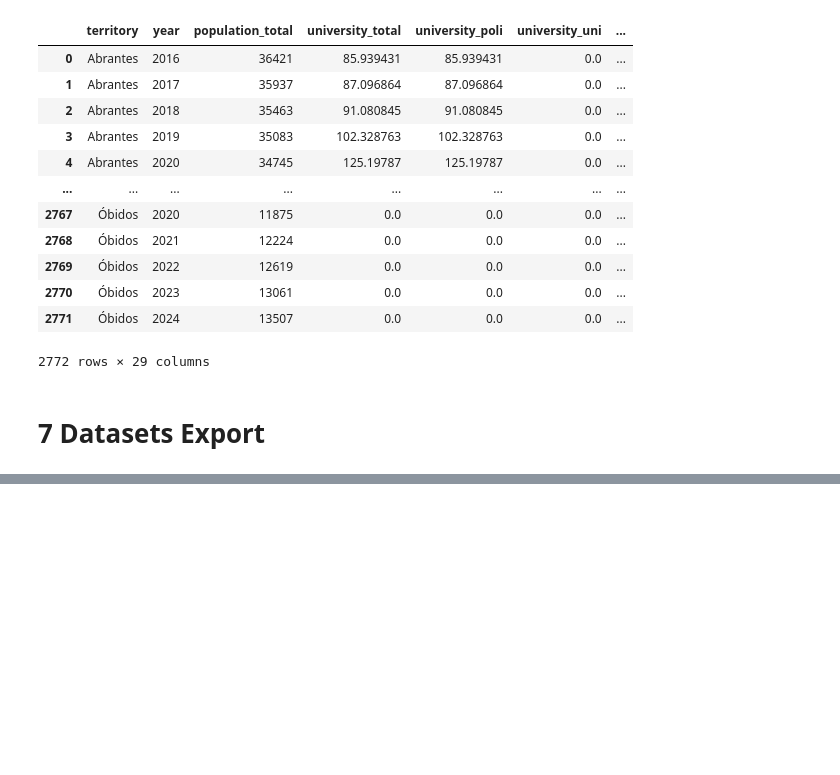
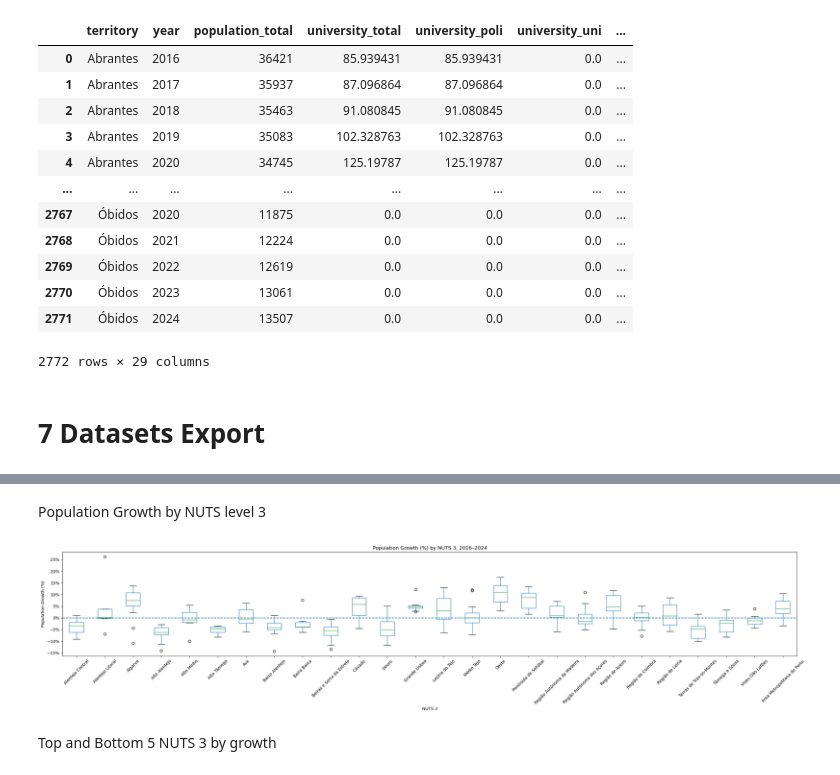
Before and after one commit to NelsonSanti/P4DS-Group-C3, a Jupyter notebook: startup-distribution-portugal/notebooks/nb_socio_economic_data_extract.ipynb, the cells around one changed output, grey strips where cells are left out. Drawn from its saved outputs; the diff is of its cells as text; code cells hidden in the pictures; blank space fills up the shorter version.

```diff
--- a/startup-distribution-portugal/notebooks/nb_socio_economic_data_extract.ipynb
+++ b/startup-distribution-portugal/notebooks/nb_socio_economic_data_extract.ipynb
@@ -1848,0 +2042,28 @@ df_university_p10k.to_csv("../data/processed_data/04_df_university_p10k.csv", in
+# %% [markdown]
+Population Growth by NUTS level 3
+# %%
+fig, ax = plt.subplots(figsize=(26, 6))
+
+pop_growth.boxplot(
+    column="growth_pct",
+    by="nuts_3",
+    grid=False,
+    rot=45,
+    ax=ax
+)
+
+ax.set_title("Population Growth (%) by NUTS 3, 2016–2024")
+fig.suptitle("")
+ax.set_xlabel("NUTS 3")
+ax.set_ylabel("Population Growth (%)")
+
+ax.yaxis.set_major_formatter(ticker.StrMethodFormatter("{x:.0f}%"))
+
+ax.axhline(0, linestyle="--", linewidth=1.5)
+
+plt.tight_layout()
+plt.show()
+# %% [output]
+[figure, added]
+# %% [markdown]
+Top and Bottom 5 NUTS 3 by growth
```
Also changed, not shown: parts of 63 cells of this notebook, 1 other file.
